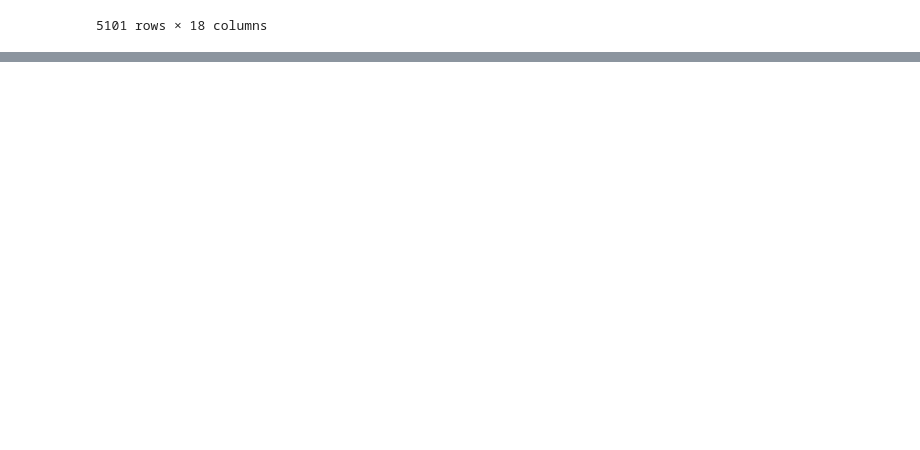
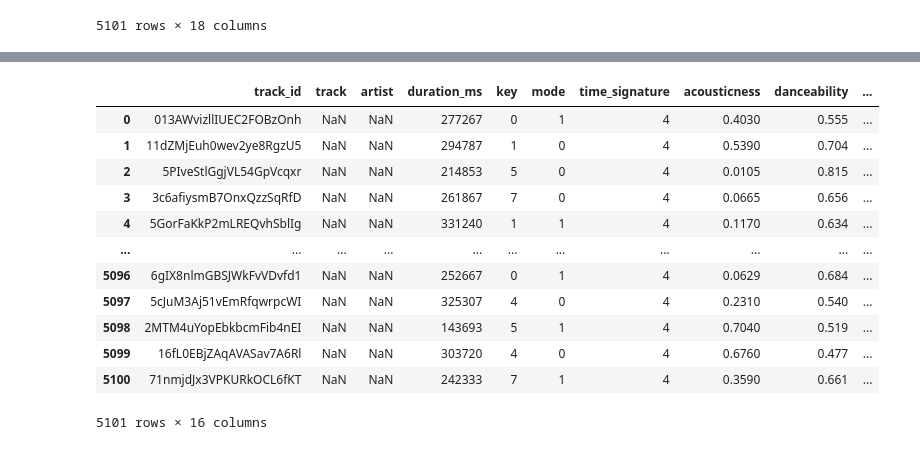
Before and after one commit to jeugenio103/Project-4, a Jupyter notebook: Lyric and Genre Data Collection/all_artist_ETL.ipynb, the cells around one changed output, grey strips where cells are left out. Saved outputs shown, nothing was run; the diff lists cells and outputs as text; code cells hidden in the pictures; blank space fills up the shorter version.

```diff
--- a/Lyric and Genre Data Collection/all_artist_scrape.ipynb
+++ b/Lyric and Genre Data Collection/all_artist_ETL.ipynb
@@ -384,0 +428,30 @@ df_filtered.to_csv('../Test-Data/primary-genre-5k.csv',sep=',')
+# %%
+def read_csv_clean(filepath):
+    # Read the CSV file into a DataFrame
+    df = pd.read_csv(filepath, sep=',')
+
+    # Drop the 'Unnamed: 0' column
+    df = df.drop(columns=['Unnamed: 0'])
+
+    # Reset the index and drop the old index values
+    df = df.reset_index(drop=True)
+
+    return df
+# %%
+df2 = read_csv_clean('../Test-Data/df2.csv')
+# %%
+df2
+# %% [output]
+|  | track_id | track | artist | duration_ms | key | mode | time_signature | acousticness | danceability | ... |
+| 0 | 013AWvizllIUEC2FOBzOnh | NaN | NaN | 277267 | 0 | 1 | 4 | 0.4030 | 0.555 | ... |
+| 1 | 11dZMjEuh0wev2ye8RgzU5 | NaN | NaN | 294787 | 1 | 0 | 4 | 0.5390 | 0.704 | ... |
+| 2 | 5PIveStlGgjVL54GpVcqxr | NaN | NaN | 214853 | 5 | 0 | 4 | 0.0105 | 0.815 | ... |
+| 3 | 3c6afiysmB7OnxQzzSqRfD | NaN | NaN | 261867 | 7 | 0 | 4 | 0.0665 | 0.656 | ... |
+| 4 | 5GorFaKkP2mLREQvhSblIg | NaN | NaN | 331240 | 1 | 1 | 4 | 0.1170 | 0.634 | ... |
+| ... | ... | ... | ... | ... | ... | ... | ... | ... | ... | ... |
+| 5096 | 6gIX8nlmGBSJWkFvVDvfd1 | NaN | NaN | 252667 | 0 | 1 | 4 | 0.0629 | 0.684 | ... |
+| 5097 | 5cJuM3Aj51vEmRfqwrpcWI | NaN | NaN | 325307 | 4 | 0 | 4 | 0.2310 | 0.540 | ... |
+| 5098 | 2MTM4uYopEbkbcmFib4nEI | NaN | NaN | 143693 | 5 | 1 | 4 | 0.7040 | 0.519 | ... |
+| 5099 | 16fL0EBjZAqAVASav7A6Rl | NaN | NaN | 303720 | 4 | 0 | 4 | 0.6760 | 0.477 | ... |
+| 5100 | 71nmjdJx3VPKURkOCL6fKT | NaN | NaN | 242333 | 7 | 1 | 4 | 0.3590 | 0.661 | ... |
+5101 rows × 16 columns
```
Also changed, not shown: parts of 22 cells of this notebook, 5 other files.
